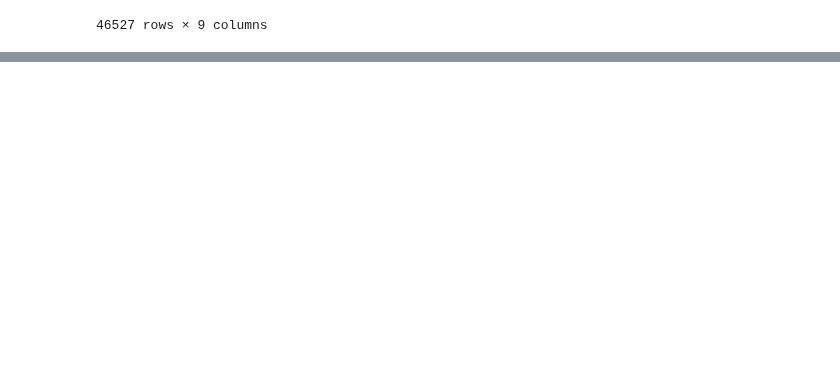
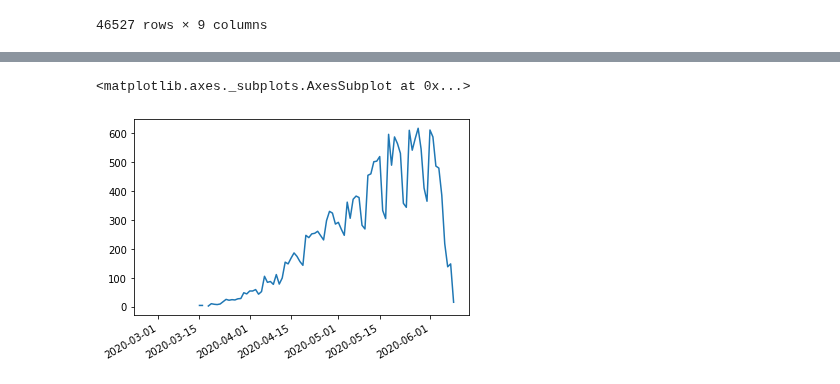
Before and after one commit to artthuro6/Covid-19, a Jupyter notebook: notebooks/Diabetes covid.ipynb, the cells around one changed output, grey strips where cells are left out. Cells and saved outputs as stored; diff of their text form; code cells hidden in the pictures; blank space fills up the shorter version.

```diff
--- a/notebooks/Diabetes covid.ipynb
+++ b/notebooks/Diabetes covid.ipynb
@@ -245,0 +333,5 @@ d_sintomas
+# %%
+new2.FECHA_INGRESO.plot()
+# %% [output]
+<matplotlib.axes._subplots.AxesSubplot at 0x...>
+[figure, added]
```
Also changed, not shown: parts of 26 cells of this notebook.
